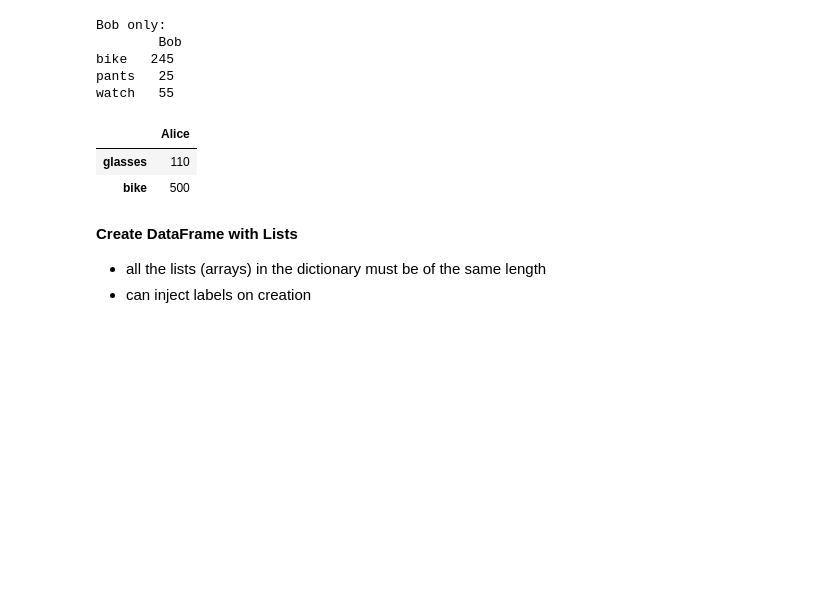
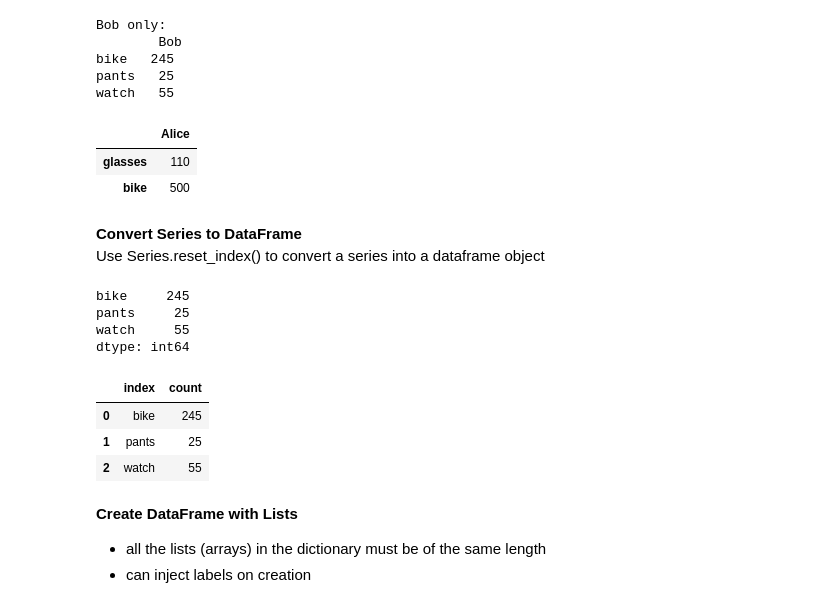
Before and after one commit to bo-boka/jupyter-notebook, a Jupyter notebook: python-tools/Pandas.ipynb, the cells around one changed output. Cells and saved outputs as stored; diff of their text form; code cells hidden in the pictures; blank space fills up the shorter version.

```diff
--- a/python-tools/Pandas.ipynb
+++ b/python-tools/Pandas.ipynb
@@ -417,6 +417,24 @@ watch   55
 |  | Alice |
 | glasses | 110 |
 | bike | 500 |
+# %% [markdown]
+**Convert Series to DataFrame** <br>
+Use Series.reset_index() to convert a series into a dataframe object
+# %%
+srs = pd.Series(data = [245, 25, 55], index = ['bike', 'pants', 'watch'])
+print(srs)
+
+df1 = srs.reset_index(name='count')
+df1
+# %% [output]
+bike     245
+pants     25
+watch     55
+dtype: int64
+|  | index | count |
+| 0 | bike | 245 |
+| 1 | pants | 25 |
+| 2 | watch | 55 |
 # %% [markdown]
 **Create DataFrame with Lists** <br>
 * all the lists (arrays) in the dictionary must be of the same length
```
Also changed, not shown: parts of 18 cells of this notebook, 3 other files.
